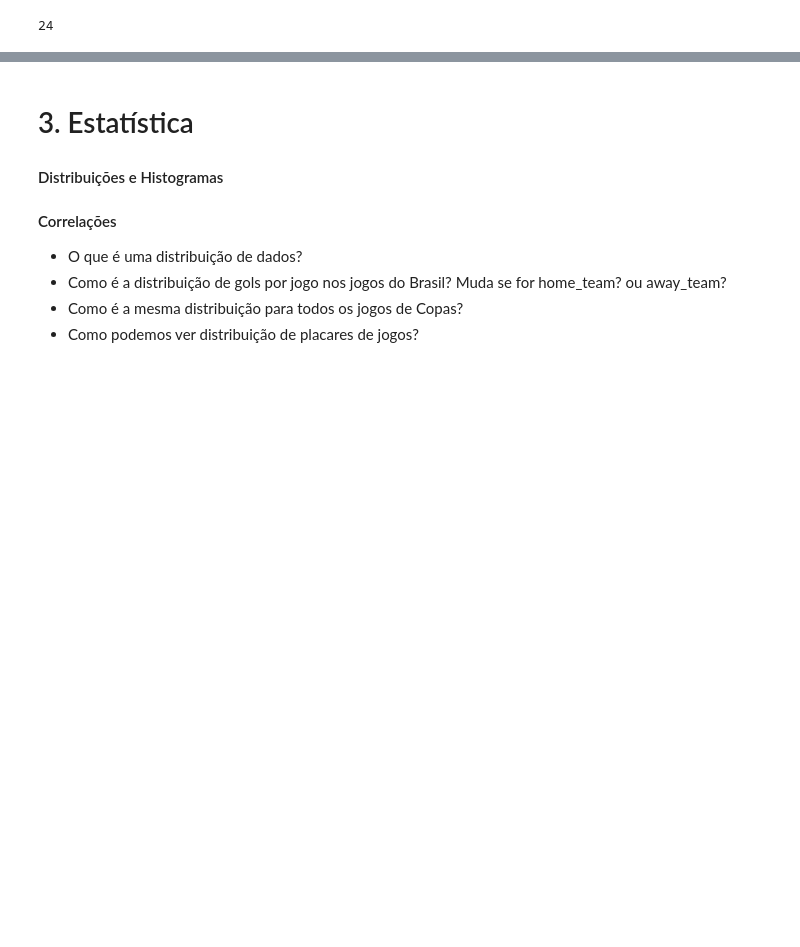
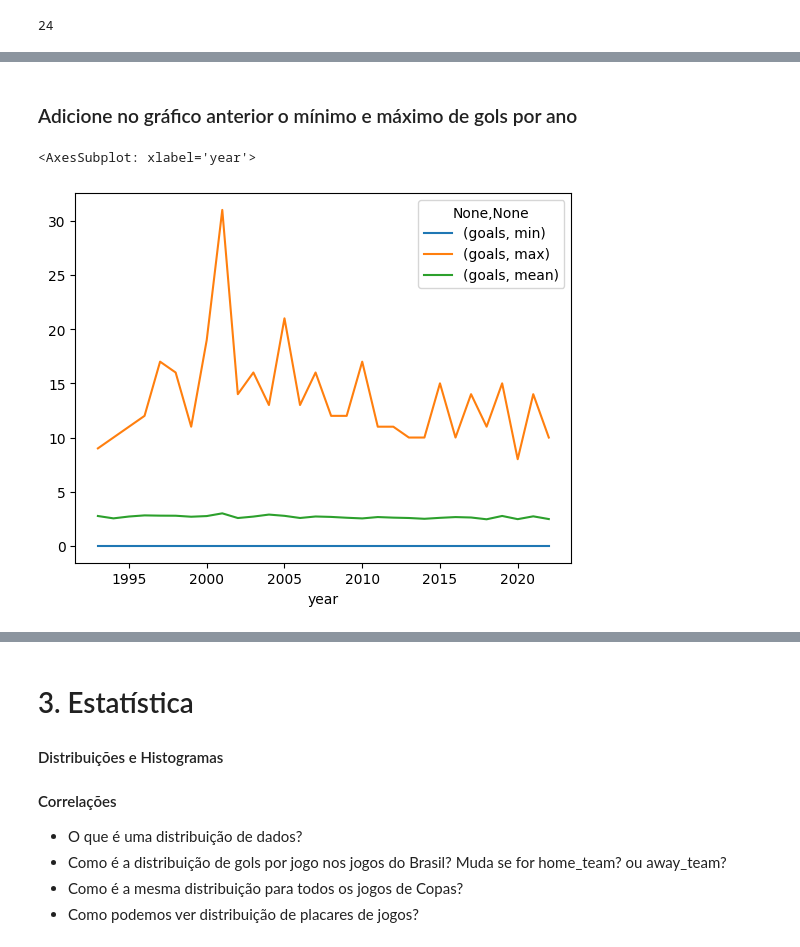
Before and after one commit to lgabs/copa22-forecast, a Jupyter notebook: code/lessons/Aula 1 - Análise de Dados.ipynb, the cells around one changed output, grey strips where cells are left out. Drawn from its saved outputs; the diff is of its cells as text; code cells hidden in the pictures; blank space fills up the shorter version.

```diff
--- a/code/lessons/Aula 1 - Análise de Dados.ipynb
+++ b/code/lessons/Aula 1 - Análise de Dados.ipynb
@@ -873,0 +898,20 @@ teams:  211
+# %% [markdown]
+### Adicione no gráfico anterior o mínimo e máximo de gols por ano
+# %%
+(
+    df
+    .assign(goals = df['home_team_score'] + df['away_team_score'])
+    [['year', 'date', 'home_team', 'away_team', 'home_team_score', 'away_team_score', 'goals']]
+    .groupby('year')
+    .agg({ # coluna: List[agregacoes]
+        'goals': ['min', 'max', 'mean'],
+    })
+    .plot()
+)
+
+# plt.title("Média de Gols por Partida por Ano")
+# plt.xlabel("Ano")
+# plt.ylabel("Gols")
+# %% [output]
+<AxesSubplot: xlabel='year'>
+[figure, added]
```
Also changed, not shown: parts of 28 cells of this notebook.
